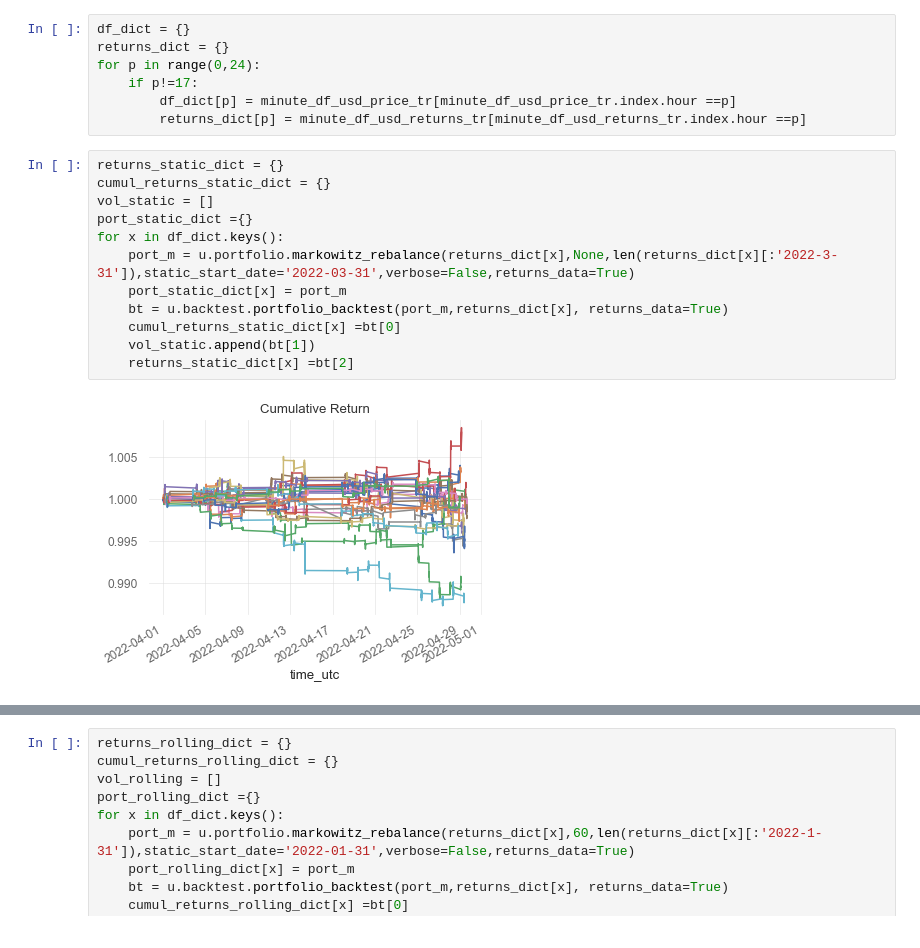
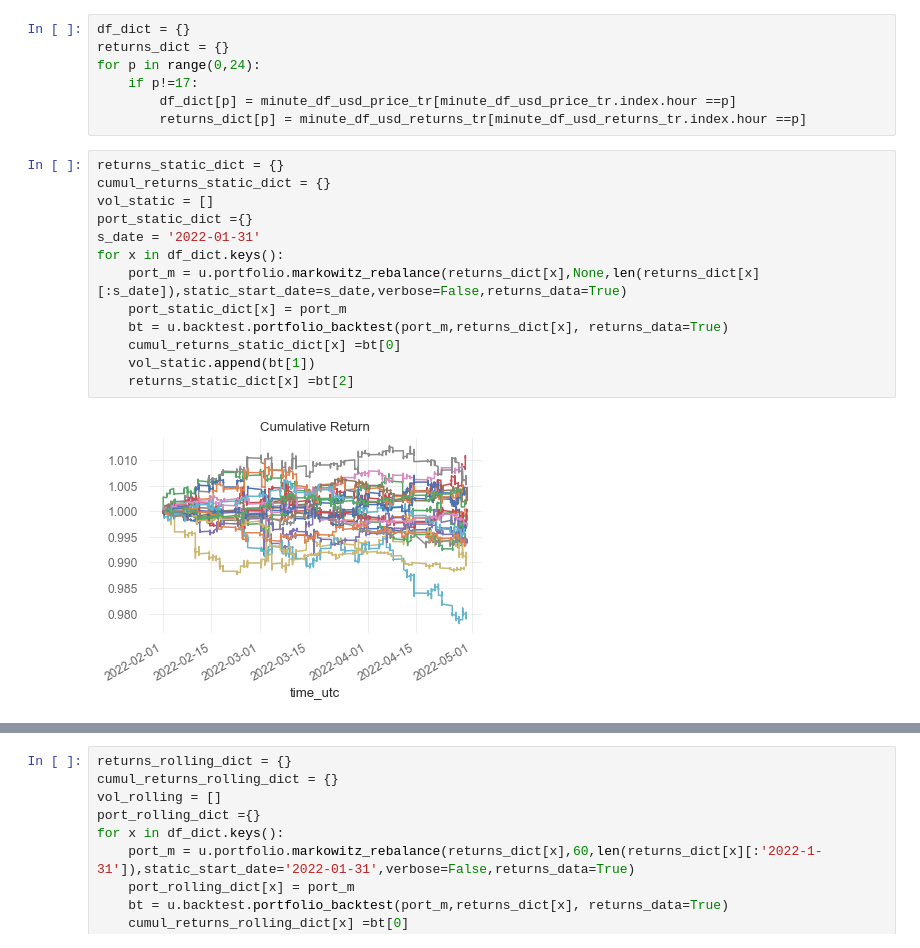
Before and after one commit to thEKurz/Reinforcment_Learning_FX, a Jupyter notebook: followthesun.ipynb, the cells around one changed output, grey strips where cells are left out. Saved outputs shown, nothing was run; the diff lists cells and outputs as text.

```diff
--- a/followthesun.ipynb
+++ b/followthesun.ipynb
@@ -52,17 +55,18 @@ for p in range(0,24):
 # %%
 returns_static_dict = {}
 cumul_returns_static_dict = {}
 vol_static = []
 port_static_dict ={}
+s_date = '2022-01-31'
 for x in df_dict.keys():
-    port_m = u.portfolio.markowitz_rebalance(returns_dict[x],None,len(returns_dict[x][:'2022-3-31']),static_start_date='2022-03-31',verbose=False,returns_data=True)
+    port_m = u.portfolio.markowitz_rebalance(returns_dict[x],None,len(returns_dict[x][:s_date]),static_start_date=s_date,verbose=False,returns_data=True)
     port_static_dict[x] = port_m
     bt = u.backtest.portfolio_backtest(port_m,returns_dict[x], returns_data=True)
     cumul_returns_static_dict[x] =bt[0]
     vol_static.append(bt[1])
     returns_static_dict[x] =bt[2]
 # %% [output]
-[figure, old version]
+[figure, new version]
 # %%
 weight_df = pd.concat(port_static_dict, axis=0).droplevel(axis=0,level=0)
 weight_df.index = weight_df.index.hour
```
Also changed, not shown: parts of 14 cells of this notebook, 3 other files.
